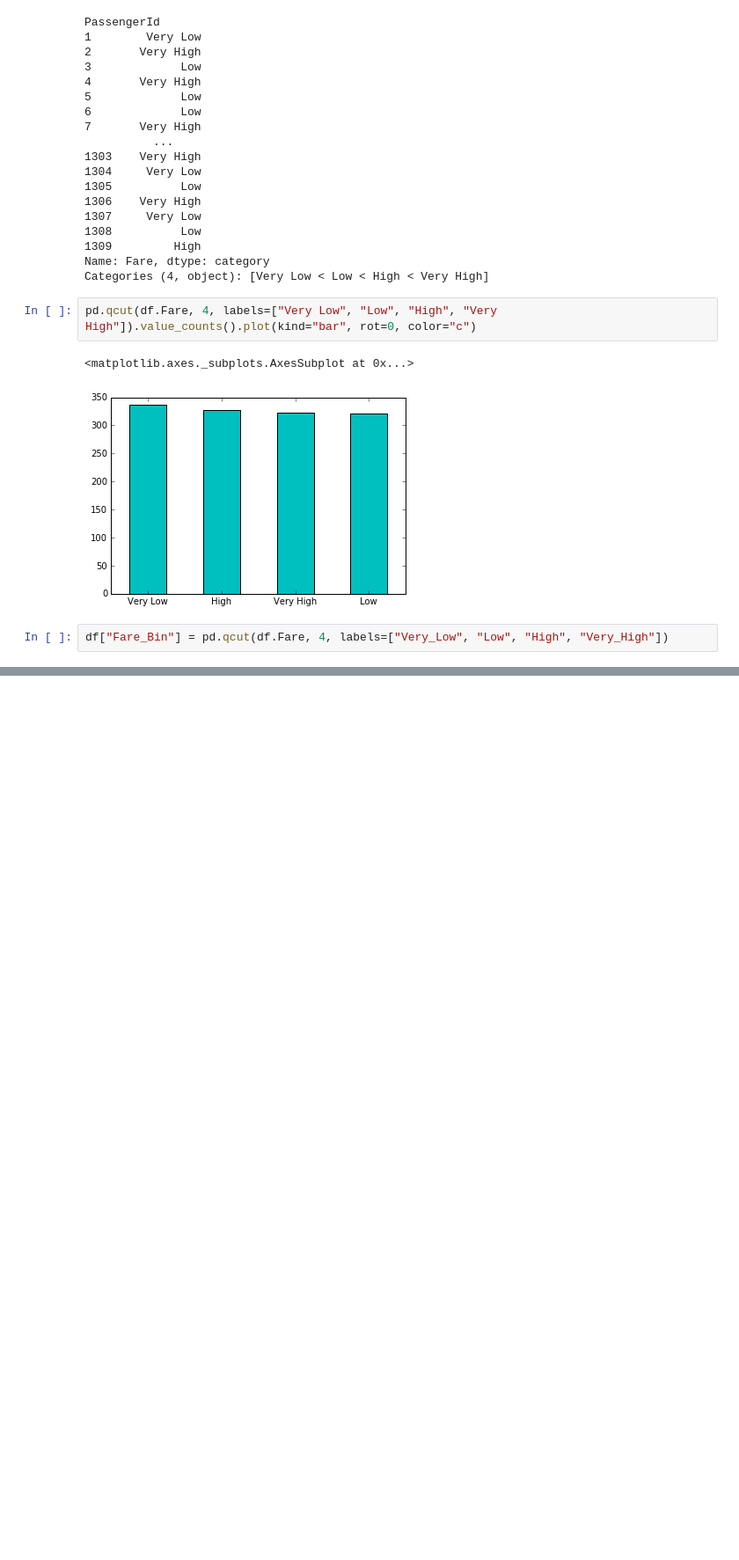
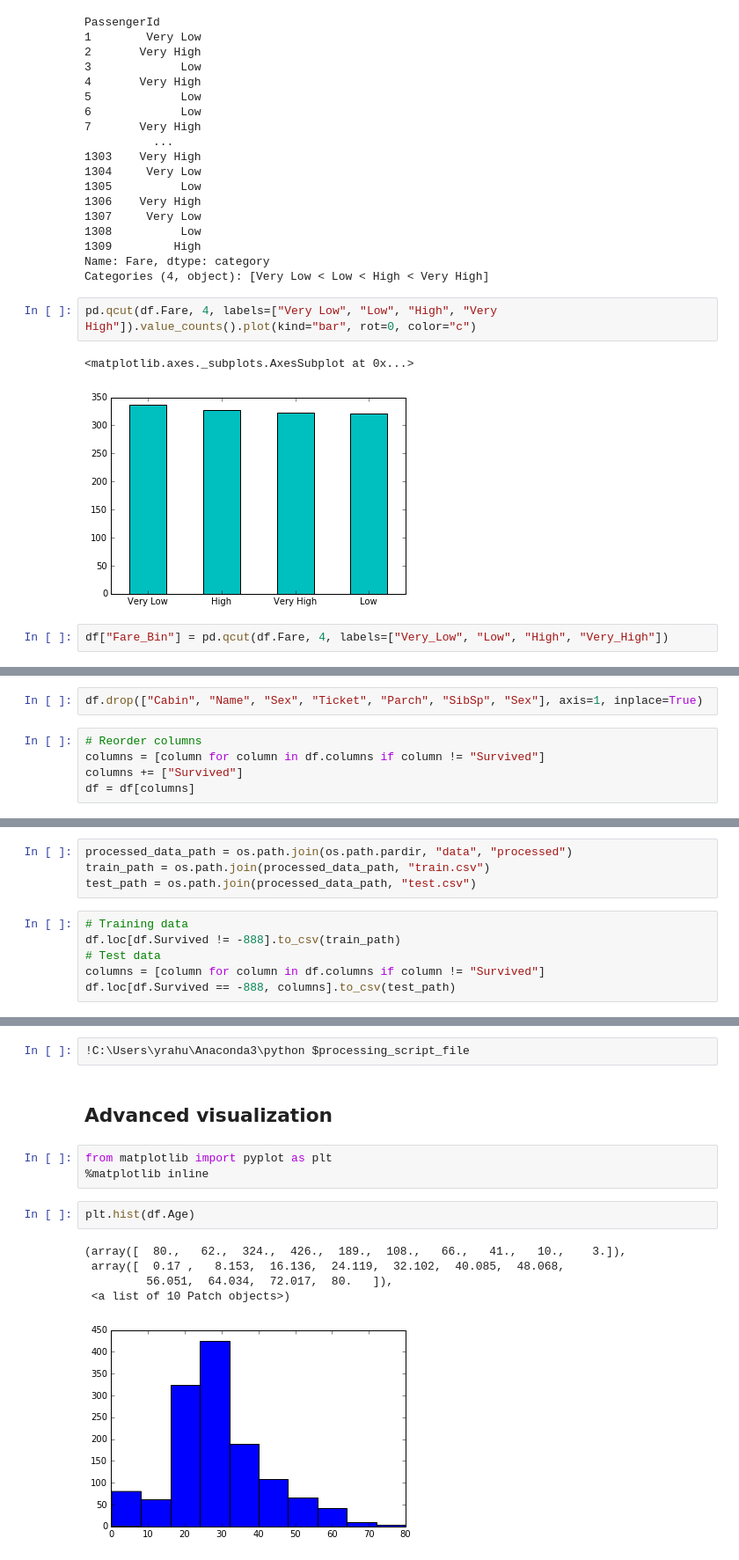
Before and after one commit to yrahul3910/titanic, a Jupyter notebook: notebooks/exploring-processing-data.ipynb, the cells around one changed output, grey strips where cells are left out. Shown: that part at 88% size. Cells and saved outputs as stored; diff of their text form; blank space fills up the shorter version.

Commit message:
Added feature engineering and categorical feature encoding, created processing script

```diff
--- a/notebooks/exploring-processing-data.ipynb
+++ b/notebooks/exploring-processing-data.ipynb
@@ -771,0 +935,7 @@ df["Fare_Bin"] = pd.qcut(df.Fare, 4, labels=["Very_Low", "Low", "High", "Very_Hi
+# %%
+df.drop(["Cabin", "Name", "Sex", "Ticket", "Parch", "SibSp", "Sex"], axis=1, inplace=True)
+# %%
+# Reorder columns
+columns = [column for column in df.columns if column != "Survived"]
+columns += ["Survived"]
+df = df[columns]
@@ -771,0 +964,10 @@ df["Fare_Bin"] = pd.qcut(df.Fare, 4, labels=["Very_Low", "Low", "High", "Very_Hi
+# %%
+processed_data_path = os.path.join(os.path.pardir, "data", "processed")
+train_path = os.path.join(processed_data_path, "train.csv")
+test_path = os.path.join(processed_data_path, "test.csv")
+# %%
+# Training data
+df.loc[df.Survived != -888].to_csv(train_path)
+# Test data
+columns = [column for column in df.columns if column != "Survived"]
+df.loc[df.Survived == -888, columns].to_csv(test_path)
@@ -771,0 +1092,15 @@ df["Fare_Bin"] = pd.qcut(df.Fare, 4, labels=["Very_Low", "Low", "High", "Very_Hi
+# %%
+!C:\Users\yrahu\Anaconda3\python $processing_script_file
+# %% [markdown]
+## Advanced visualization
+# %%
+from matplotlib import pyplot as plt
+%matplotlib inline
+# %%
+plt.hist(df.Age)
+# %% [output]
+(array([  80.,   62.,  324.,  426.,  189.,  108.,   66.,   41.,   10.,    3.]),
+ array([  0.17 ,   8.153,  16.136,  24.119,  32.102,  40.085,  48.068,
+         56.051,  64.034,  72.017,  80.   ]),
+ <a list of 10 Patch objects>)
+[figure, added]
```
Also changed, not shown: parts of 34 cells of this notebook, 1 other file.
